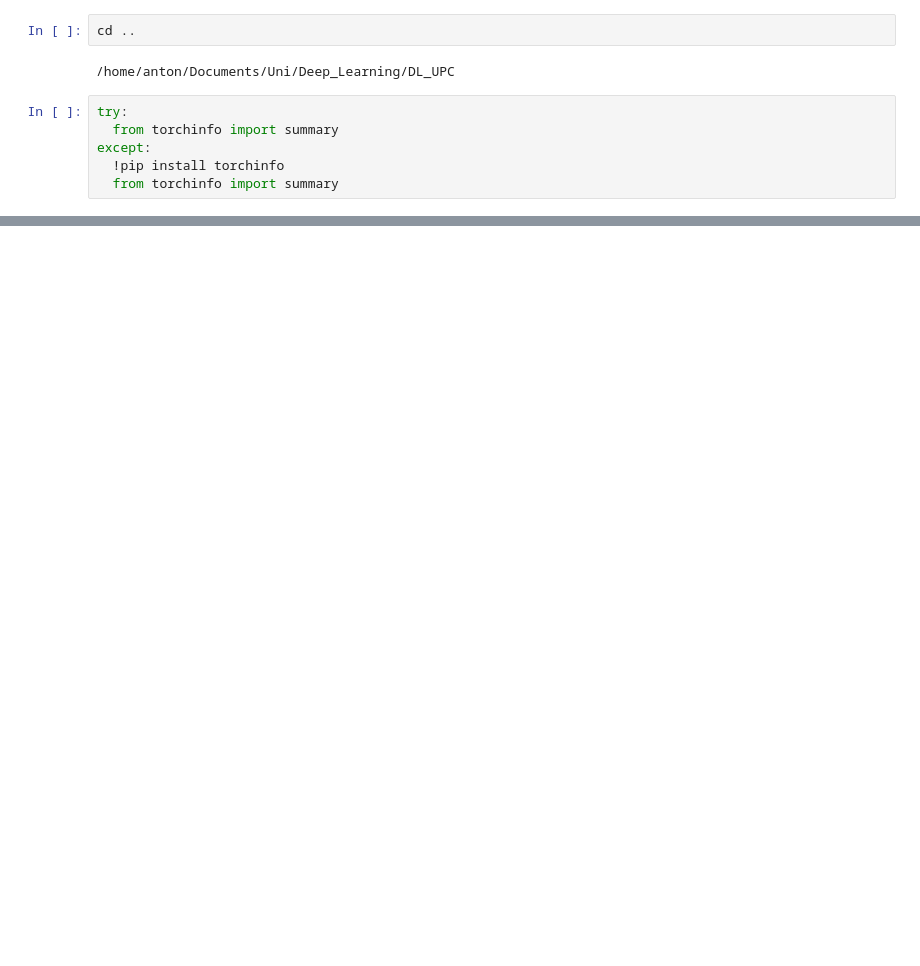
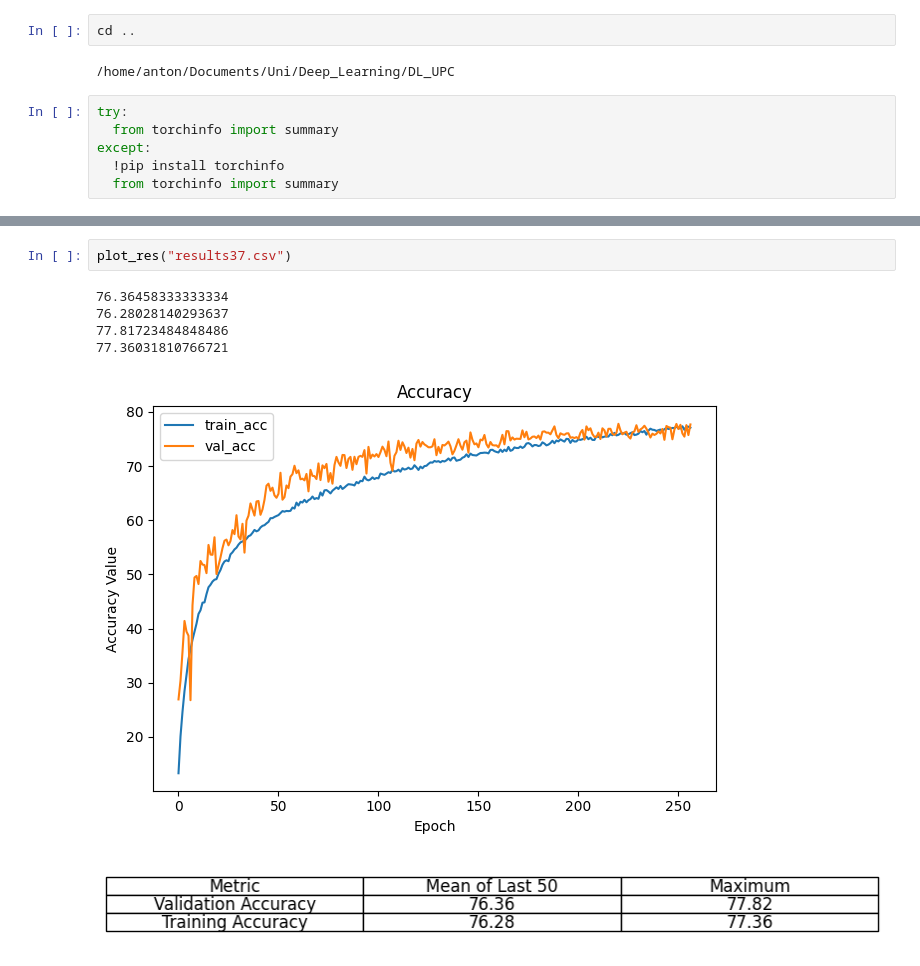
Before and after one commit to Anton123567/DL_UPC, a Jupyter notebook: results_all/Untitled1.ipynb, the cells around one changed output, grey strips where cells are left out. Drawn from its saved outputs; the diff is of its cells as text; blank space fills up the shorter version.

```diff
--- a/results_all/Untitled1.ipynb
+++ b/results_all/Untitled1.ipynb
@@ -80,0 +131,9 @@ Estimated Total Size (MB): 23.45
+# %%
+plot_res("results37.csv")
+# %% [output]
+76.36458333333334
+76.28028140293637
+77.81723484848486
+77.36031810766721
+[figure, added]
+[figure, added]
```
Also changed, not shown: parts of 7 cells of this notebook.
